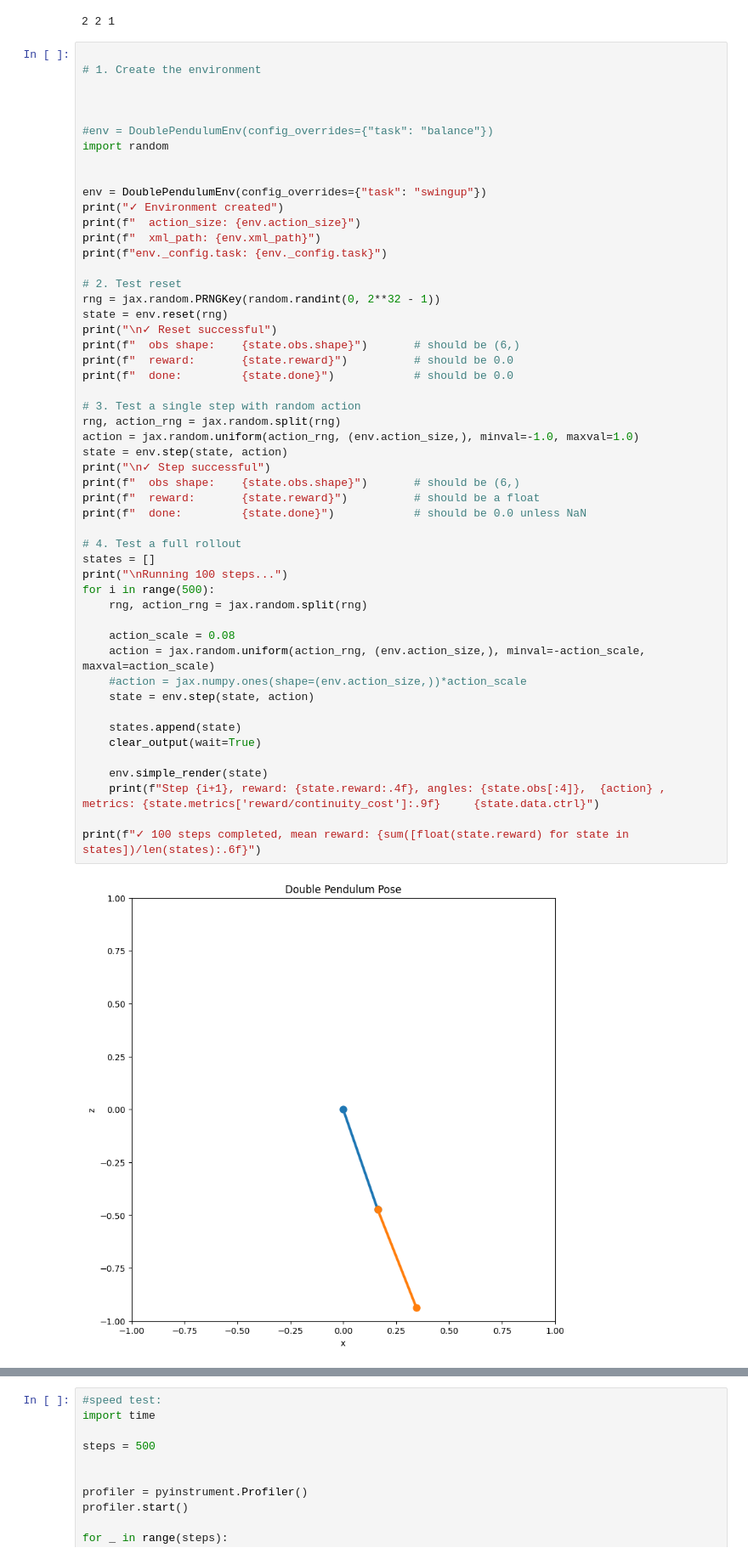
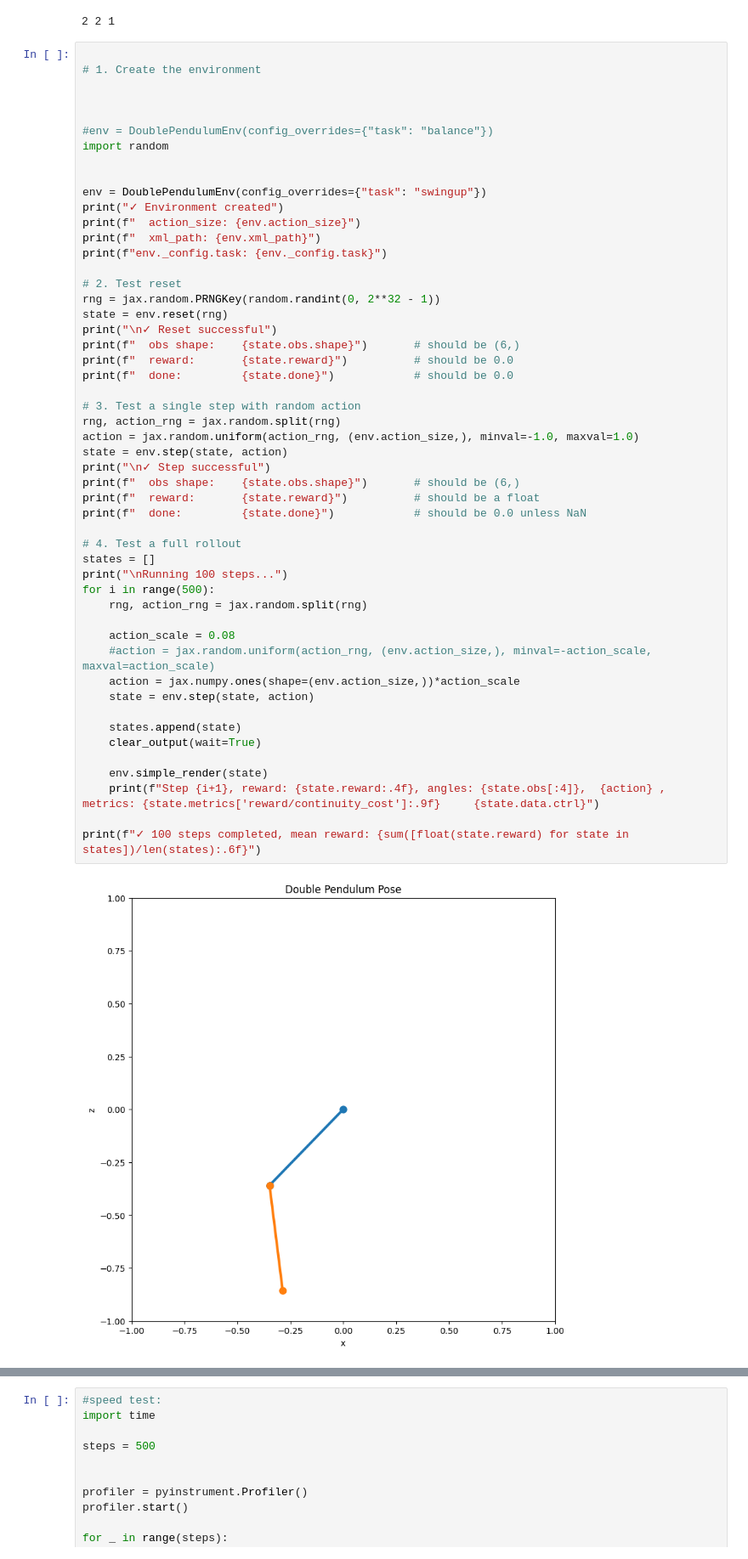
Before and after one commit to aizej/Inverted-Pendulum, a Jupyter notebook: env_test.ipynb, the cells around one changed output, grey strips where cells are left out. Shown at 85% size. Drawn from its saved outputs; the diff is of its cells as text.

```diff
--- a/env_test.ipynb
+++ b/env_test.ipynb
@@ -39,33 +39,33 @@ print("\n✓ Reset successful")
 print(f"  obs shape:    {state.obs.shape}")       # should be (6,)
 print(f"  reward:       {state.reward}")          # should be 0.0
 print(f"  done:         {state.done}")            # should be 0.0
 
 # 3. Test a single step with random action
 rng, action_rng = jax.random.split(rng)
 action = jax.random.uniform(action_rng, (env.action_size,), minval=-1.0, maxval=1.0)
 state = env.step(state, action)
 print("\n✓ Step successful")
 print(f"  obs shape:    {state.obs.shape}")       # should be (6,)
 print(f"  reward:       {state.reward}")          # should be a float
 print(f"  done:         {state.done}")            # should be 0.0 unless NaN
 
 # 4. Test a full rollout
 states = []
 print("\nRunning 100 steps...")
 for i in range(500):
     rng, action_rng = jax.random.split(rng)
 
     action_scale = 0.08
-    action = jax.random.uniform(action_rng, (env.action_size,), minval=-action_scale, maxval=action_scale)
-    #action = jax.numpy.ones(shape=(env.action_size,))*action_scale
+    #action = jax.random.uniform(action_rng, (env.action_size,), minval=-action_scale, maxval=action_scale)
+    action = jax.numpy.ones(shape=(env.action_size,))*action_scale
     state = env.step(state, action)
 
     states.append(state)
     clear_output(wait=True)
 
     env.simple_render(state)
     print(f"Step {i+1}, reward: {state.reward:.4f}, angles: {state.obs[:4]},  {action} , metrics: {state.metrics['reward/continuity_cost']:.9f}     {state.data.ctrl}")
 
 print(f"✓ 100 steps completed, mean reward: {sum([float(state.reward) for state in states])/len(states):.6f}")
 # %% [output]
-[figure, old version]
+[figure, new version]
```
Also changed, not shown: parts of 2 cells of this notebook, 4 other files.
